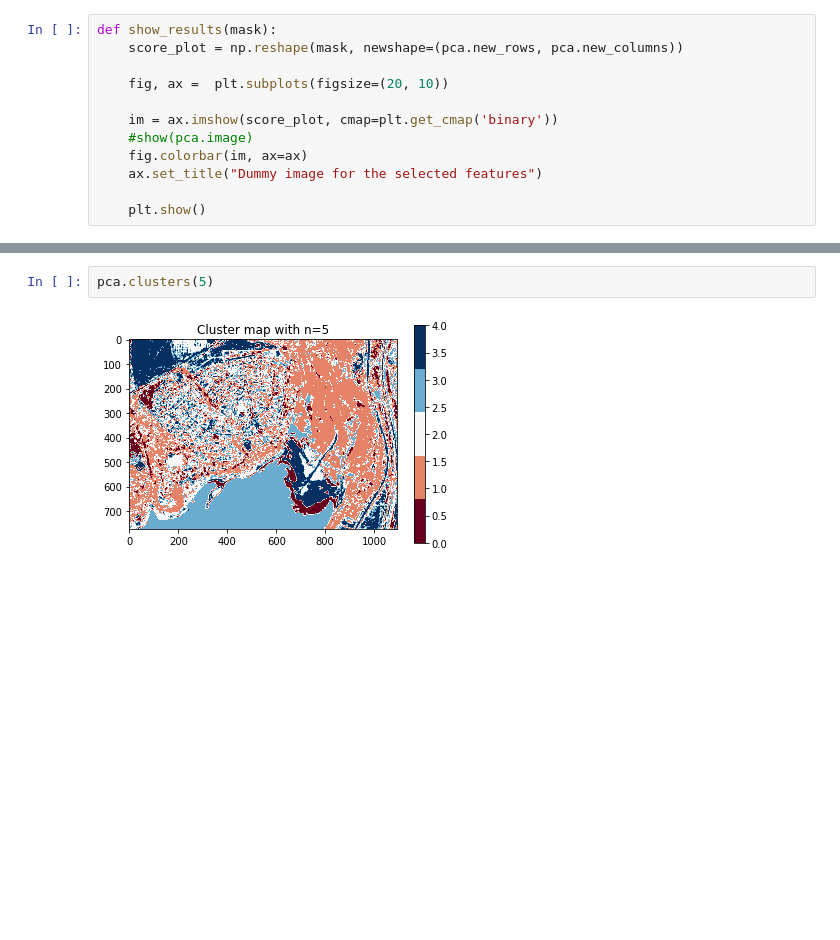
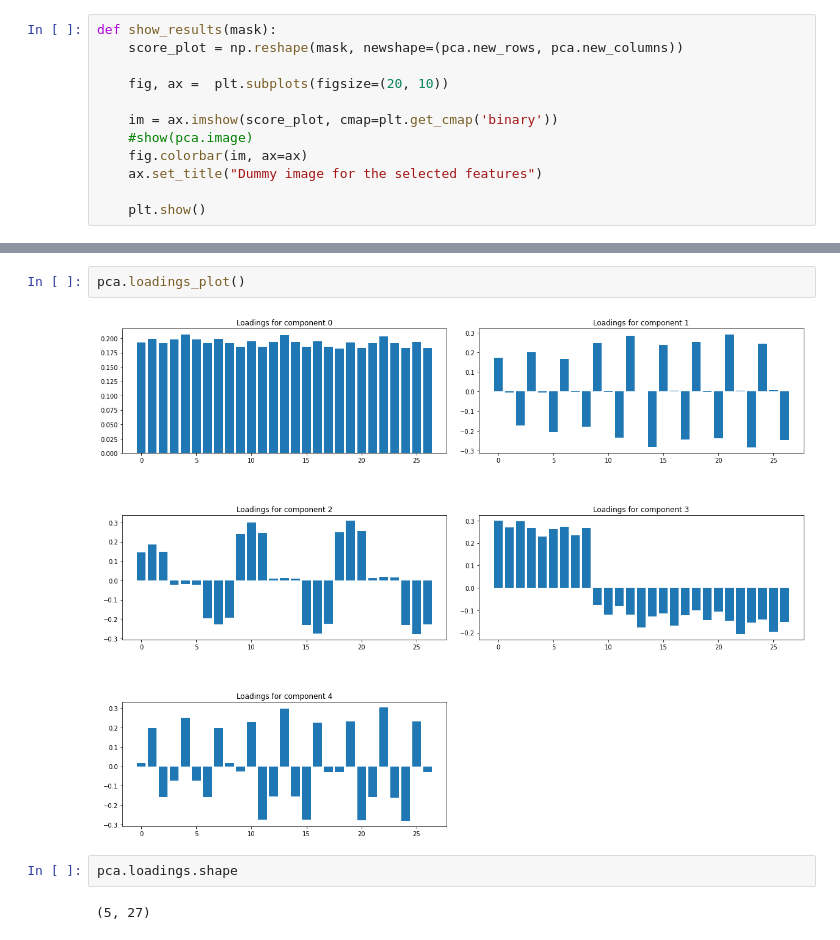
Before and after one commit to Fidaeic/mia, a Jupyter notebook: examples/pools.ipynb, the cells around one changed output, grey strips where cells are left out. Saved outputs shown, nothing was run; the diff lists cells and outputs as text; blank space fills up the shorter version.

```diff
--- a/examples/pools.ipynb
+++ b/examples/pools.ipynb
@@ -72,4 +67,8 @@ show_results(mask)
+# %%
+pca.loadings_plot()
+# %% [output]
+[figure, added]
 # %%
-pca.clusters(5)
+pca.loadings.shape
 # %% [output]
-[figure, removed]
+(5, 27)
```
Also changed, not shown: parts of 10 cells of this notebook, 2 other files.
